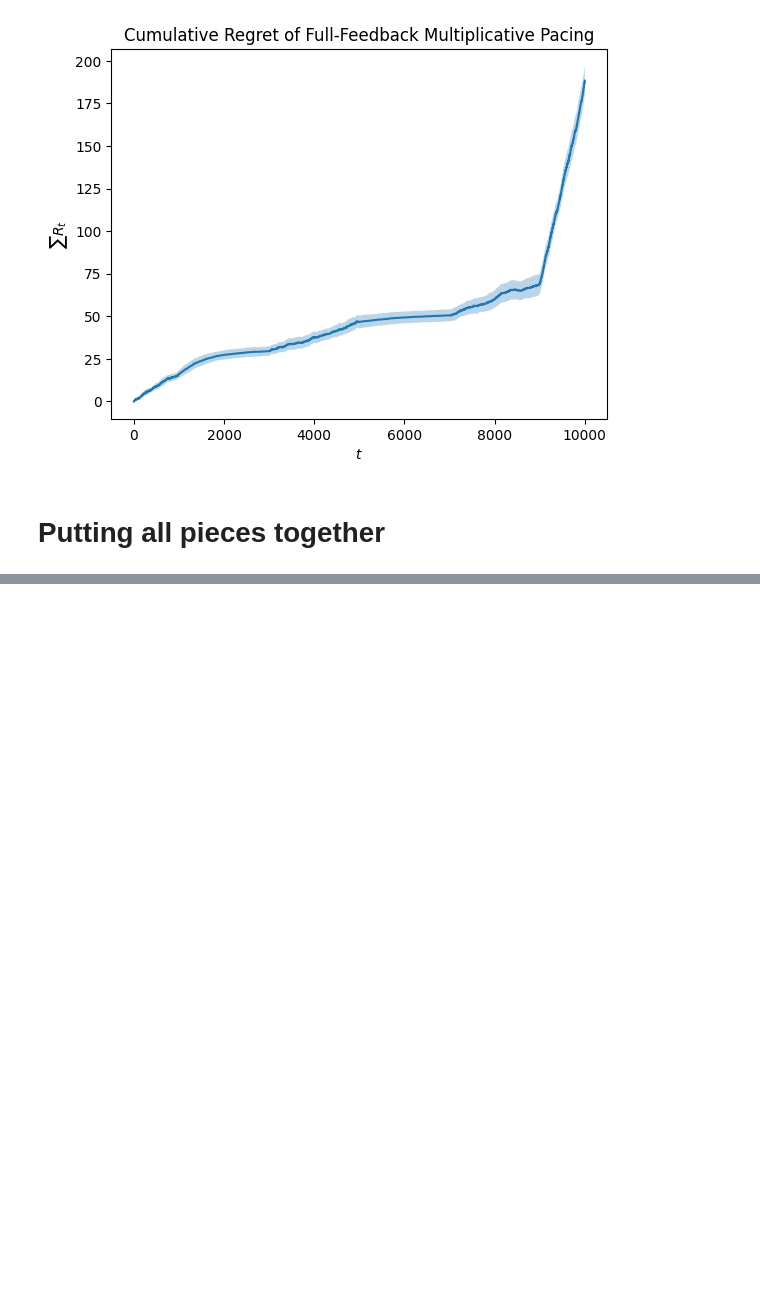
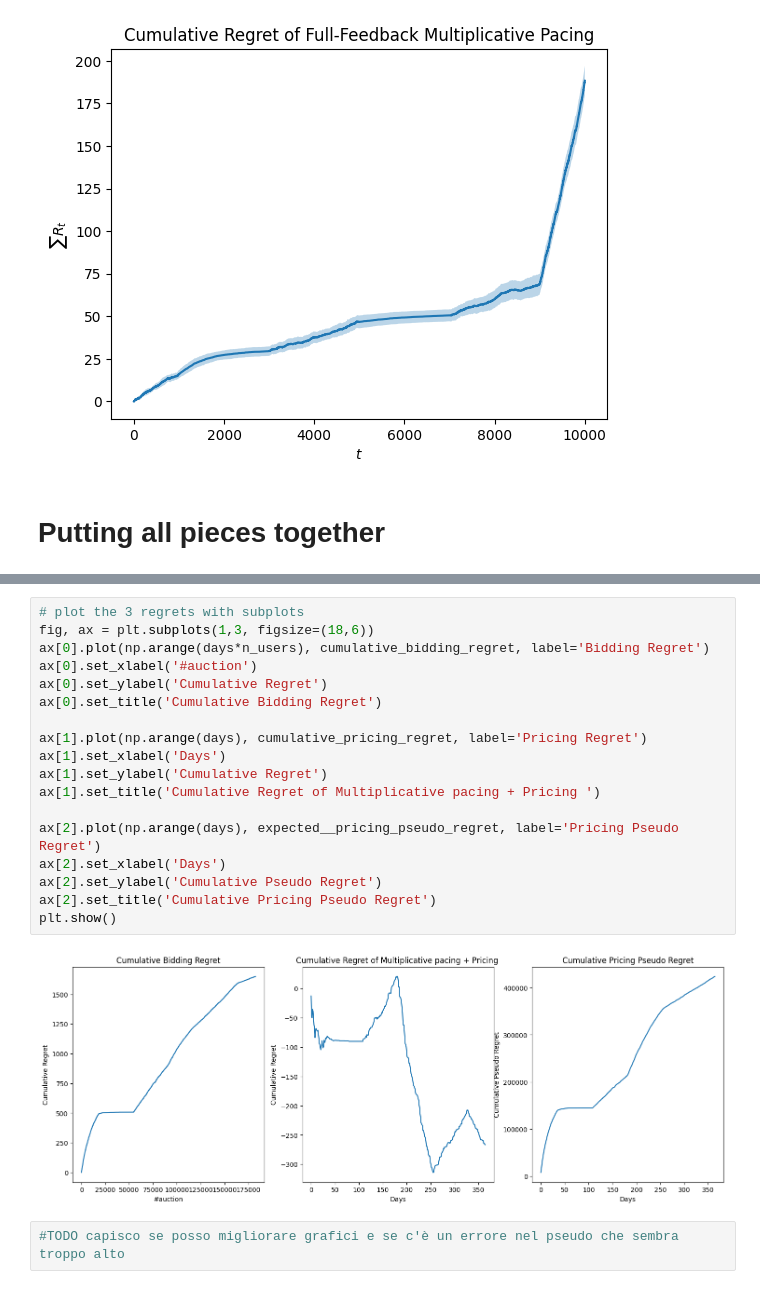
Before and after one commit to manuu1311/OLA-project, a Jupyter notebook: Deliverables/Requirement2/requirement2.ipynb, the cells around one changed output, grey strips where cells are left out. Drawn from its saved outputs; the diff is of its cells as text; blank space fills up the shorter version.

```diff
--- a/Deliverables/Requirement2/requirement2.ipynb
+++ b/Deliverables/Requirement2/requirement2.ipynb
@@ -442,0 +442,22 @@ plt.show()
+# %%
+# plot the 3 regrets with subplots
+fig, ax = plt.subplots(1,3, figsize=(18,6))
+ax[0].plot(np.arange(days*n_users), cumulative_bidding_regret, label='Bidding Regret')
+ax[0].set_xlabel('#auction')
+ax[0].set_ylabel('Cumulative Regret')
+ax[0].set_title('Cumulative Bidding Regret')
+
+ax[1].plot(np.arange(days), cumulative_pricing_regret, label='Pricing Regret')
+ax[1].set_xlabel('Days')
+ax[1].set_ylabel('Cumulative Regret')
+ax[1].set_title('Cumulative Regret of Multiplicative pacing + Pricing ')
+
+ax[2].plot(np.arange(days), expected__pricing_pseudo_regret, label='Pricing Pseudo Regret')
+ax[2].set_xlabel('Days')
+ax[2].set_ylabel('Cumulative Pseudo Regret')
+ax[2].set_title('Cumulative Pricing Pseudo Regret')
+plt.show()
+# %% [output]
+[figure, added]
+# %%
+#TODO capisco se posso migliorare grafici e se c'è un errore nel pseudo che sembra troppo alto
```
Also changed, not shown: parts of 11 cells of this notebook.
